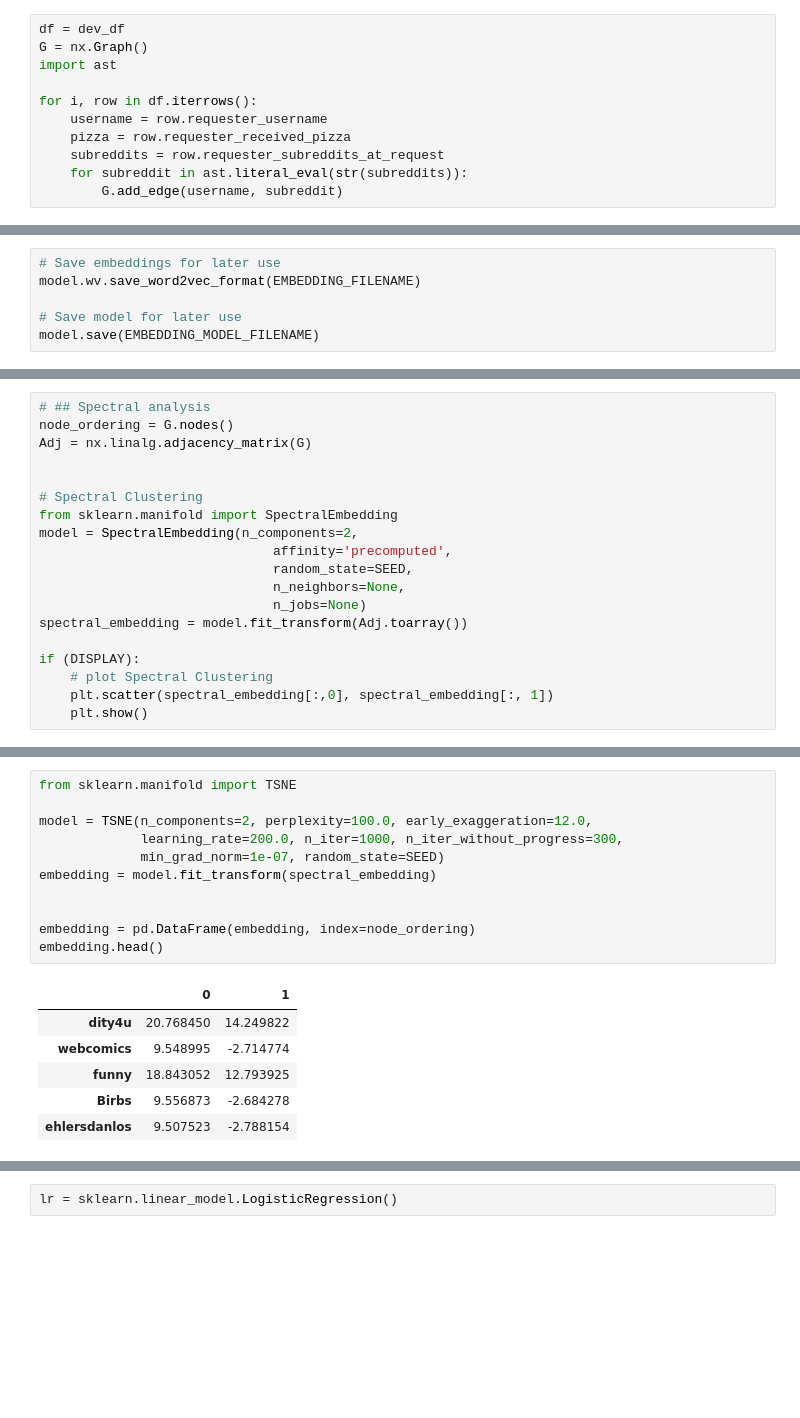
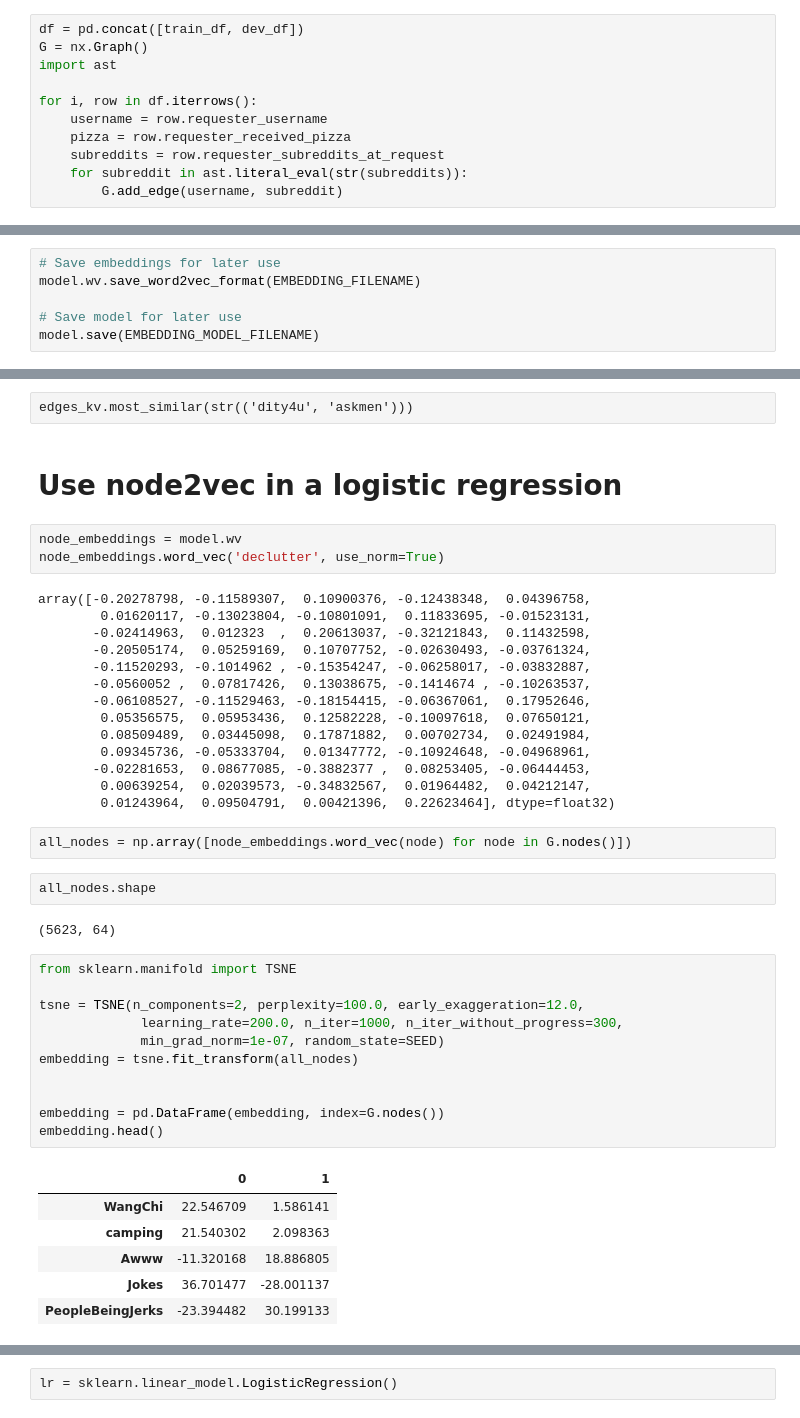
Before and after one commit to clarezhu/cs221-pizza, a Jupyter notebook: link_prediction_node2vec.ipynb, the cells around one changed output, grey strips where cells are left out. Cells and saved outputs as stored; diff of their text form; blank space fills up the shorter version.

```diff
--- a/link_prediction_node2vec.ipynb
+++ b/link_prediction_node2vec.ipynb
@@ -31,7 +31,7 @@ def get_datasets(type='medium'):
 # %%
 train_df, dev_df = get_datasets('medium')
 # %%
-df = dev_df
+df = pd.concat([train_df, dev_df])
 G = nx.Graph()
 import ast
 
@@ -156,19 +103,0 @@ within_inter_cluster(G[, ebunch, delta, ...])	Compute the ratio of within- and i
-# %%
-# ## Spectral analysis
-node_ordering = G.nodes()
-Adj = nx.linalg.adjacency_matrix(G)
-
-
-# Spectral Clustering
-from sklearn.manifold import SpectralEmbedding
-model = SpectralEmbedding(n_components=2,
-                              affinity='precomputed',
-                              random_state=SEED,
-                              n_neighbors=None,
-                              n_jobs=None)
-spectral_embedding = model.fit_transform(Adj.toarray())
-
-if (DISPLAY):
-    # plot Spectral Clustering
-    plt.scatter(spectral_embedding[:,0], spectral_embedding[:, 1])
-    plt.show()
@@ -177,21 +118,48 @@ if (DISPLAY):
+# %% [raw]
+edges_kv.most_similar(str(('dity4u', 'askmen')))
+# %% [markdown]
+# Use node2vec in a logistic regression
+# %%
+node_embeddings = model.wv
+node_embeddings.word_vec('declutter', use_norm=True)
+# %% [output]
+array([-0.20278798, -0.11589307,  0.10900376, -0.12438348,  0.04396758,
+        0.01620117, -0.13023804, -0.10801091,  0.11833695, -0.01523131,
+       -0.02414963,  0.012323  ,  0.20613037, -0.32121843,  0.11432598,
+       -0.20505174,  0.05259169,  0.10707752, -0.02630493, -0.03761324,
+       -0.11520293, -0.1014962 , -0.15354247, -0.06258017, -0.03832887,
+       -0.0560052 ,  0.07817426,  0.13038675, -0.1414674 , -0.10263537,
+       -0.06108527, -0.11529463, -0.18154415, -0.06367061,  0.17952646,
+        0.05356575,  0.05953436,  0.12582228, -0.10097618,  0.07650121,
+        0.08509489,  0.03445098,  0.17871882,  0.00702734,  0.02491984,
+        0.09345736, -0.05333704,  0.01347772, -0.10924648, -0.04968961,
+       -0.02281653,  0.08677085, -0.3882377 ,  0.08253405, -0.06444453,
+        0.00639254,  0.02039573, -0.34832567,  0.01964482,  0.04212147,
+        0.01243964,  0.09504791,  0.00421396,  0.22623464], dtype=float32)
+# %%
+all_nodes = np.array([node_embeddings.word_vec(node) for node in G.nodes()])
+# %%
+all_nodes.shape
+# %% [output]
+(5623, 64)
 # %%
 from sklearn.manifold import TSNE
 
-model = TSNE(n_components=2, perplexity=100.0, early_exaggeration=12.0,
+tsne = TSNE(n_components=2, perplexity=100.0, early_exaggeration=12.0,
              learning_rate=200.0, n_iter=1000, n_iter_without_progress=300,
              min_grad_norm=1e-07, random_state=SEED)
-embedding = model.fit_transform(spectral_embedding)
+embedding = tsne.fit_transform(all_nodes)
 
 
-embedding = pd.DataFrame(embedding, index=node_ordering)
+embedding = pd.DataFrame(embedding, index=G.nodes())
 embedding.head()
 # %% [output]
 |  | 0 | 1 |
-| dity4u | 20.768450 | 14.249822 |
-| webcomics | 9.548995 | -2.714774 |
-| funny | 18.843052 | 12.793925 |
-| Birbs | 9.556873 | -2.684278 |
-| ehlersdanlos | 9.507523 | -2.788154 |
+| WangChi | 22.546709 | 1.586141 |
+| camping | 21.540302 | 2.098363 |
+| Awww | -11.320168 | 18.886805 |
+| Jokes | 36.701477 | -28.001137 |
+| PeopleBeingJerks | -23.394482 | 30.199133 |
 # %%
 if (DISPLAY):
     # plot t-SNE
```
Also changed, not shown: parts of 46 cells of this notebook, 1 other file.
